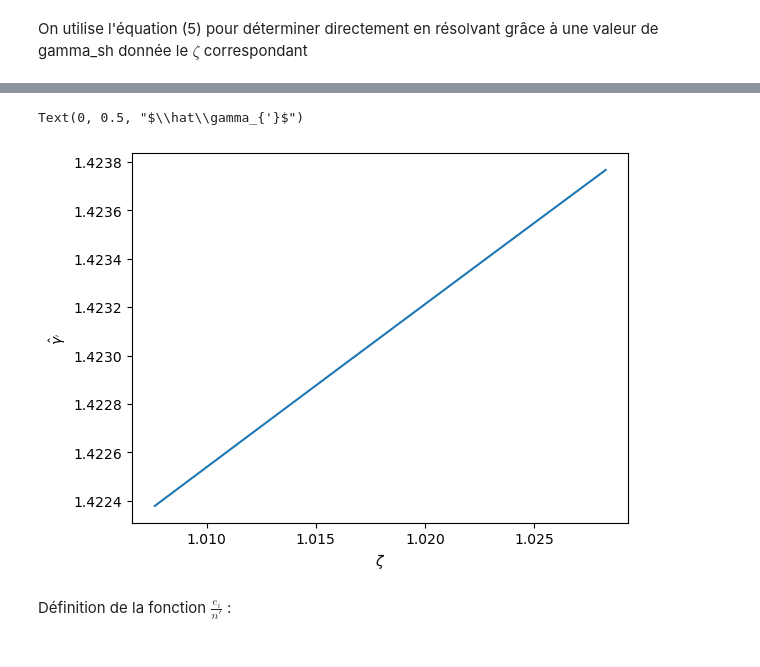
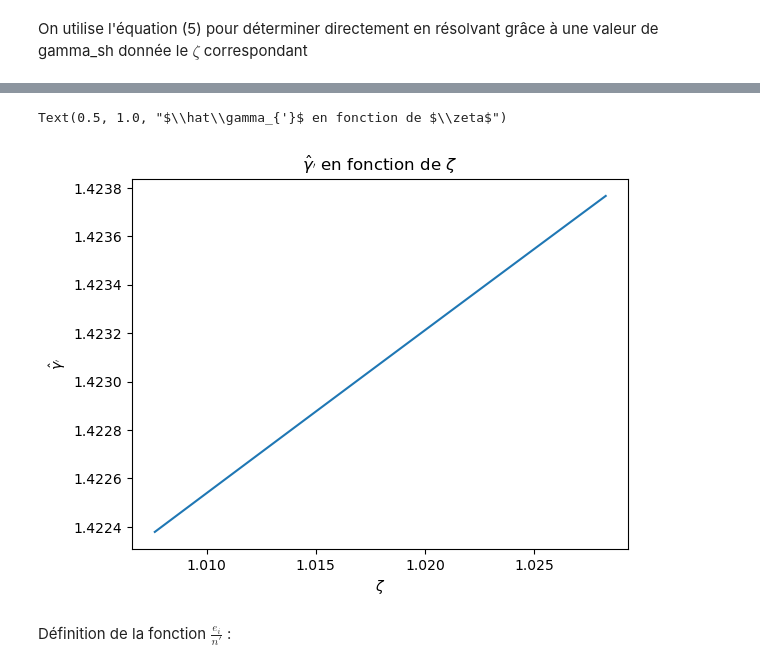
Before and after one commit to quentin-bouquet/Mod-le-Spectro-Temporel-d-mission-d-un-sursaut-gamma, a Jupyter notebook: MAIN.ipynb, the cells around one changed output, grey strips where cells are left out. Drawn from its saved outputs; the diff is of its cells as text; code cells hidden in the pictures.

```diff
--- a/MAIN.ipynb
+++ b/MAIN.ipynb
@@ -98,12 +100,13 @@ Text(0, 0.5, '$\\Gamma$')
 # %%
 g_c = np.vectorize(gamma_chapeau_prime)
 y_c_p = g_c(y)
 plt.plot(y,y_c_p)
 plt.xlabel('$\zeta$')
 plt.ylabel('$\hat\gamma_{\'}$')
+plt.title('$\hat\gamma_{\'}$ en fonction de $\zeta$')
 # %% [output]
-Text(0, 0.5, "$\\hat\\gamma_{'}$")
+Text(0.5, 1.0, "$\\hat\\gamma_{'}$ en fonction de $\\zeta$")
-[figure, old version]
+[figure, new version]
 # %% [markdown]
 Définition de la fonction $\frac{e_{i}}{n '}$ :
 # %%
```
Also changed, not shown: parts of 2 cells of this notebook.
